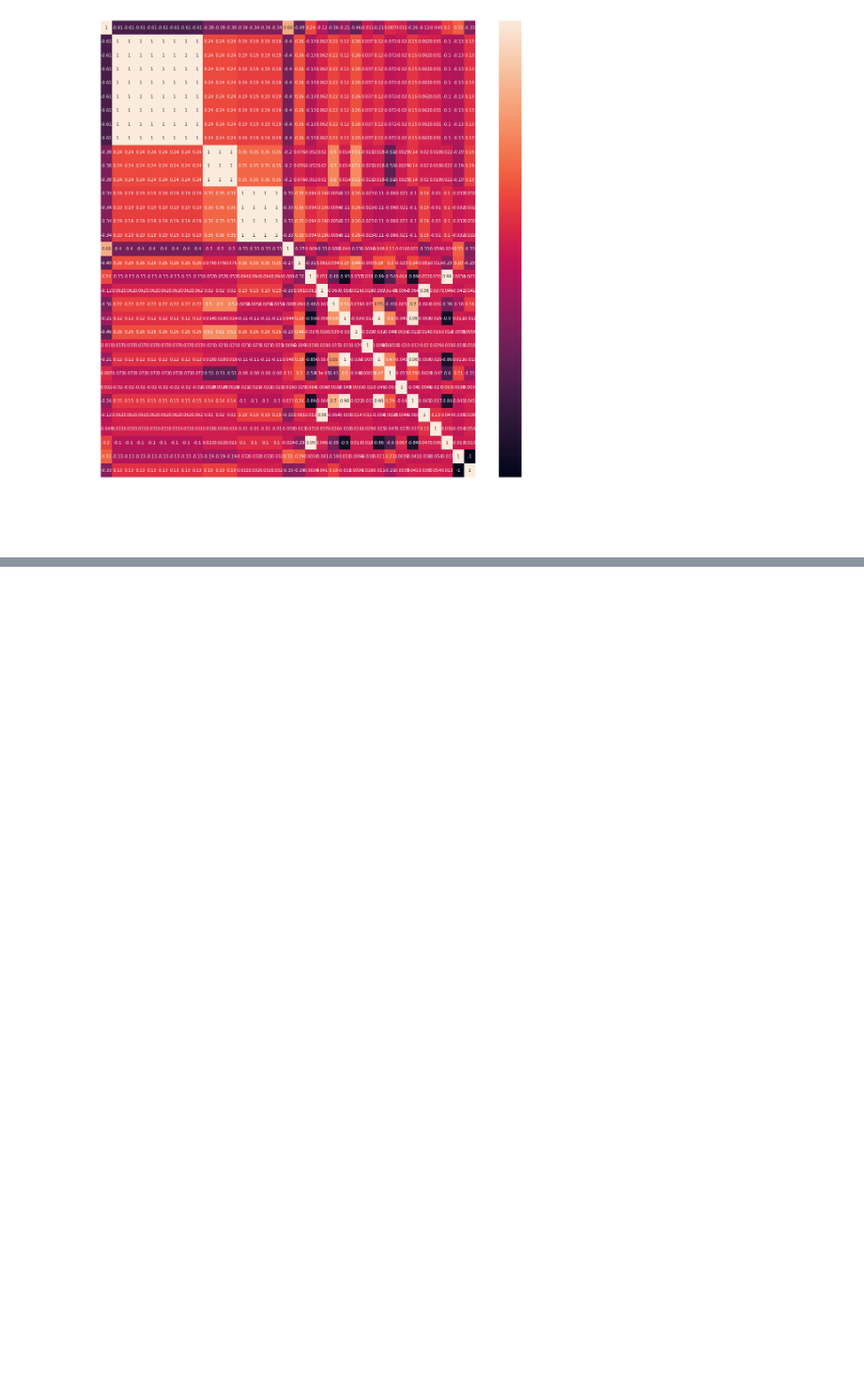
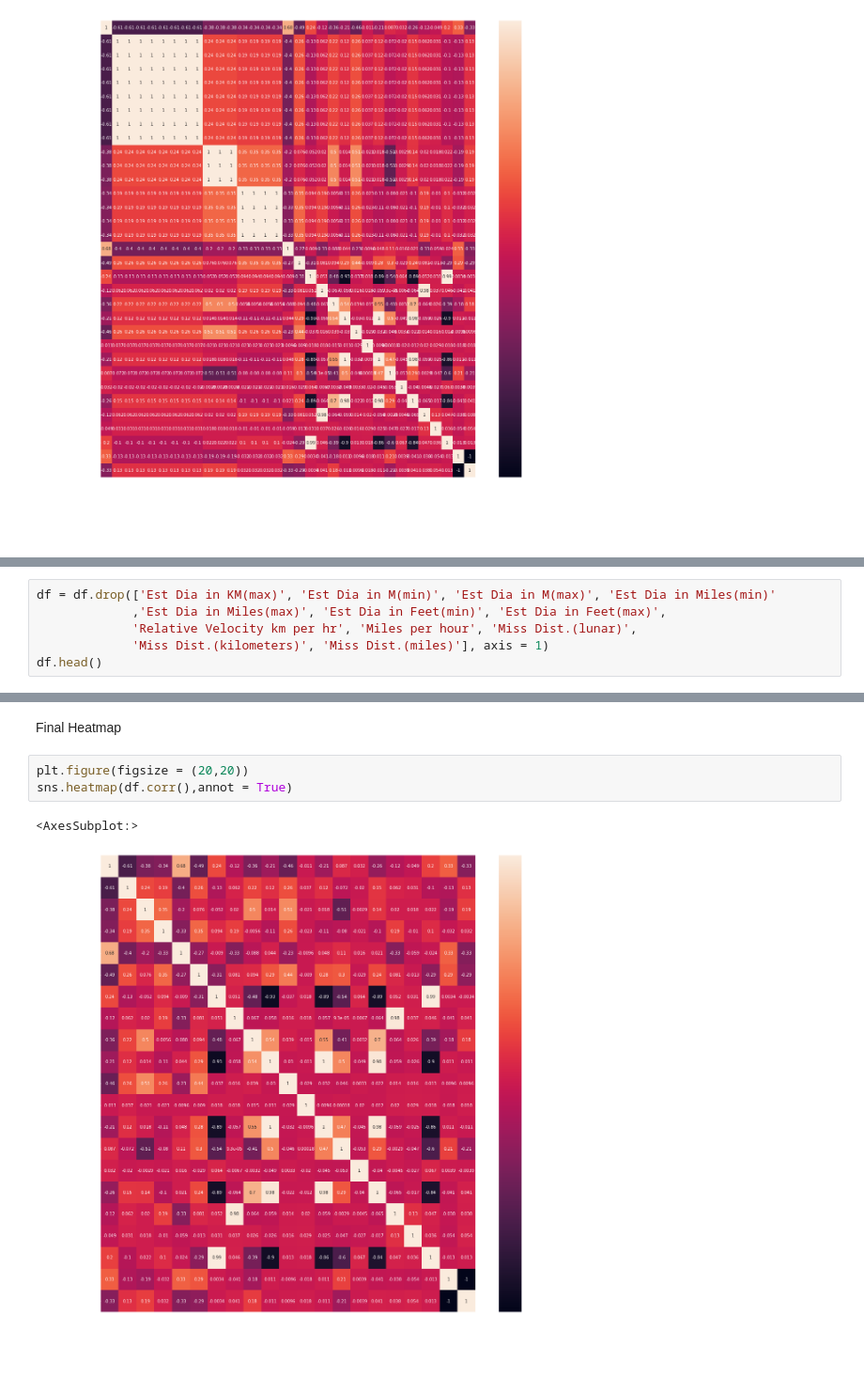
Before and after one commit to Rishiraj-singh7/NASA-Asteroids, a Jupyter notebook: main.ipynb, the cells around one changed output, grey strips where cells are left out. Shown: that part at 94% size. Cells and saved outputs as stored; diff of their text form; blank space fills up the shorter version.

```diff
--- a/main.ipynb
+++ b/main.ipynb
@@ -173,0 +176,6 @@ sns.heatmap(df.corr(),annot = True)
+# %%
+df = df.drop(['Est Dia in KM(max)', 'Est Dia in M(min)', 'Est Dia in M(max)', 'Est Dia in Miles(min)'
+             ,'Est Dia in Miles(max)', 'Est Dia in Feet(min)', 'Est Dia in Feet(max)',
+             'Relative Velocity km per hr', 'Miles per hour', 'Miss Dist.(lunar)',
+             'Miss Dist.(kilometers)', 'Miss Dist.(miles)'], axis = 1)
+df.head()
@@ -173,0 +190,8 @@ sns.heatmap(df.corr(),annot = True)
+# %% [markdown]
+Final Heatmap
+# %%
+plt.figure(figsize = (20,20))
+sns.heatmap(df.corr(),annot = True)
+# %% [output]
+<AxesSubplot:>
+[figure, added]
```
Also changed, not shown: parts of 6 cells of this notebook.
